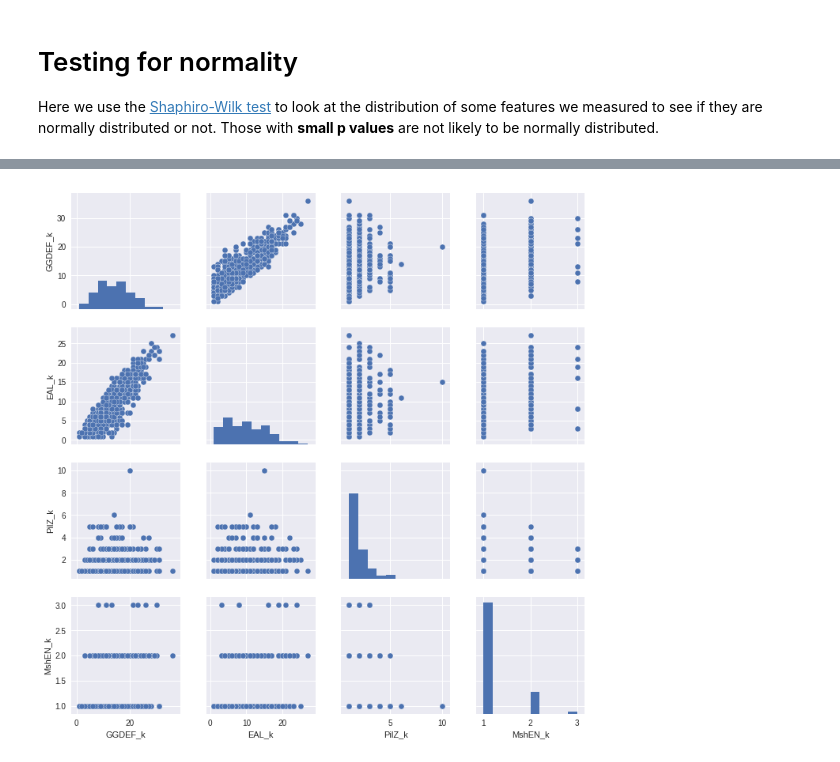
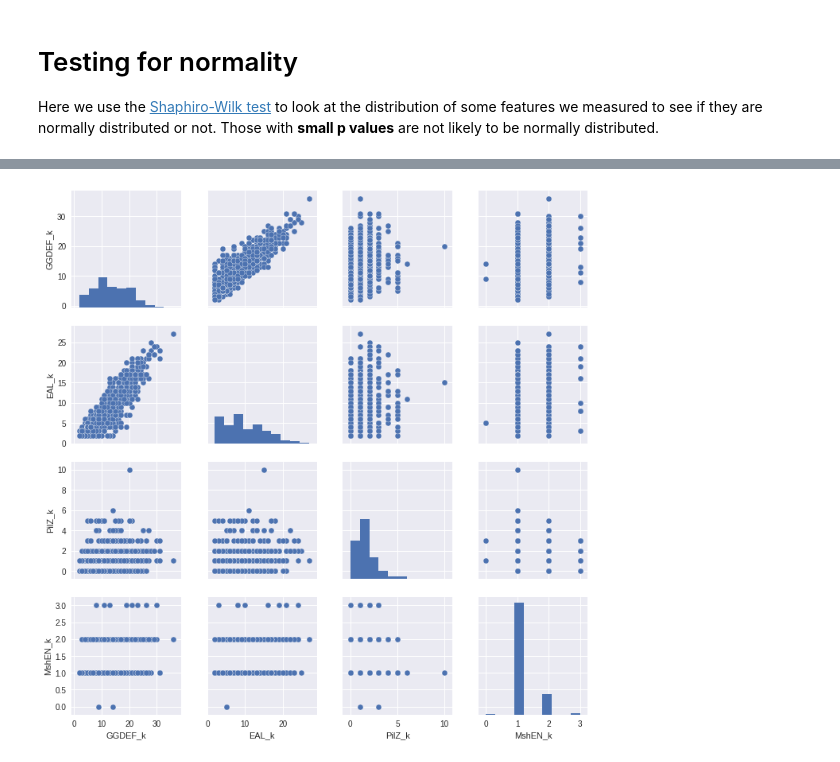
Before and after one commit to littleblackfish/c-di-GMP, a Jupyter notebook: main_analysis.ipynb, the cells around one changed output, grey strips where cells are left out. Saved outputs shown, nothing was run; the diff lists cells and outputs as text; code cells hidden in the pictures.

```diff
--- a/main_analysis.ipynb
+++ b/main_analysis.ipynb
@@ -16,3 +11,0 @@ Some relevant stats are given there.
-# %%
-organisms = pickle.load(open('organisms.pkl', 'rb'))
-print ('there are {} organisms in the set'.format(len(organisms)))
@@ -75,14 +90,8 @@ there are 1780 unique species left in the set.
 # %%
-
 domains = [ 'GGDEF', 'EAL','PilZ', 'MshEN']
 
 domains_k = [domain+'_k' for domain in domains]
 domains_n = [domain+'_n' for domain in domains]
-domains_c = [domain+'_c' for domain in domains]
-domains_ec = [domain+'_ec' for domain in domains]
-domains_bc = [domain+'_bc' for domain in domains]
-
-
-data = data.loc[data[domains_c].dropna().index]
-
-print ('there are {} species with all 4 c-d-gmp binding domains: {}.'.format(len(data), domains ))
+domains_c = [domain+'_c' for domain in domains[:2]]
+domains_ec = [domain+'_ec' for domain in domains[:2]]
+domains_bc = [domain+'_bc' for domain in domains[:2]]
@@ -90,0 +98,12 @@ there are 466 species with all 4 c-d-gmp binding domains: ['GGDEF', 'EAL', 'PilZ
+# %%
+#those with both ggdef and eal domains
+
+data = data[ data[domains[:2]].all(axis=1) ]
+
+print ('{} species have all of domains : {}'.format(len(data),domains[:2]))
+
+data = data.loc[data[domains_bc].dropna().index]
+
+print ('{} species have valid netwok properties for domains :{}'.format(len(data),domains[:2]))
+
+data = data[['nproteins', 'ndomains'] +domains+ domains_k + domains_n +domains_c+ domains_ec+ domains_bc]
@@ -149,4 +194,4 @@ From a network perspective, this is the **degree** of the node representing the
 # %%
-seaborn.pairplot(data[domains_k]);
+seaborn.pairplot(data[domains_k].dropna());
 # %% [output]
-[figure, old version]
+[figure, new version]
```
Also changed, not shown: parts of 56 cells of this notebook.
